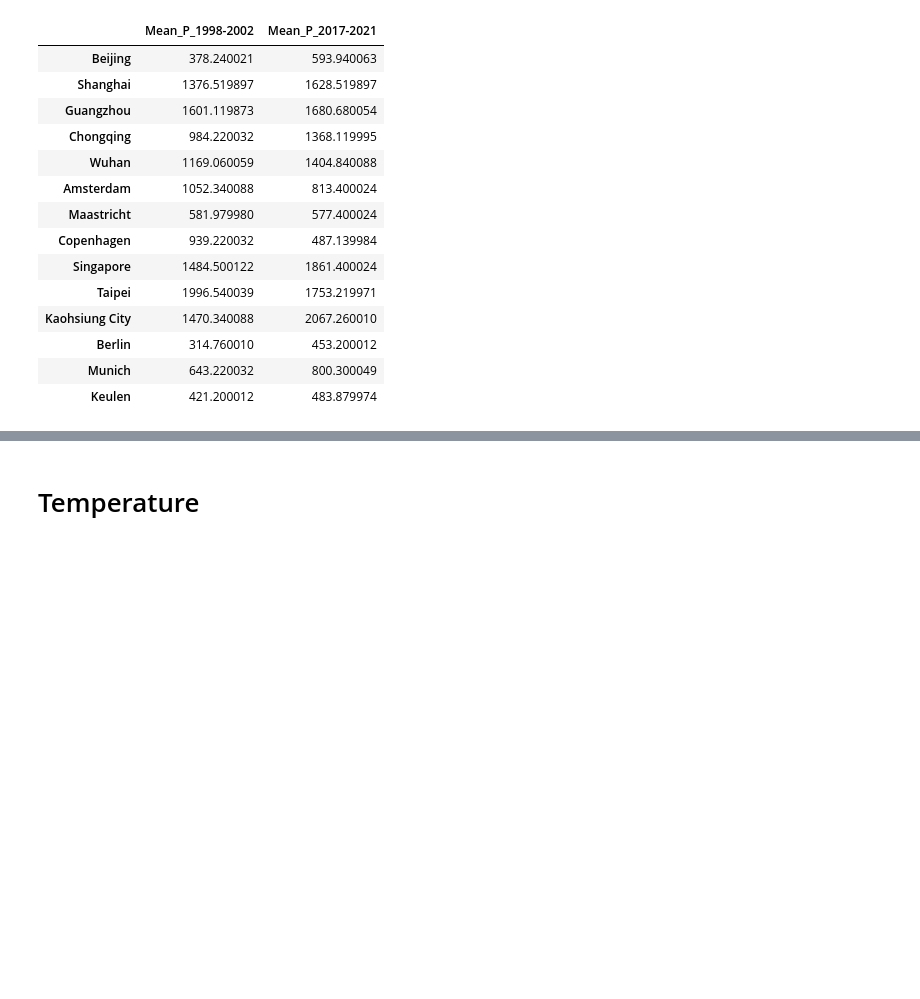
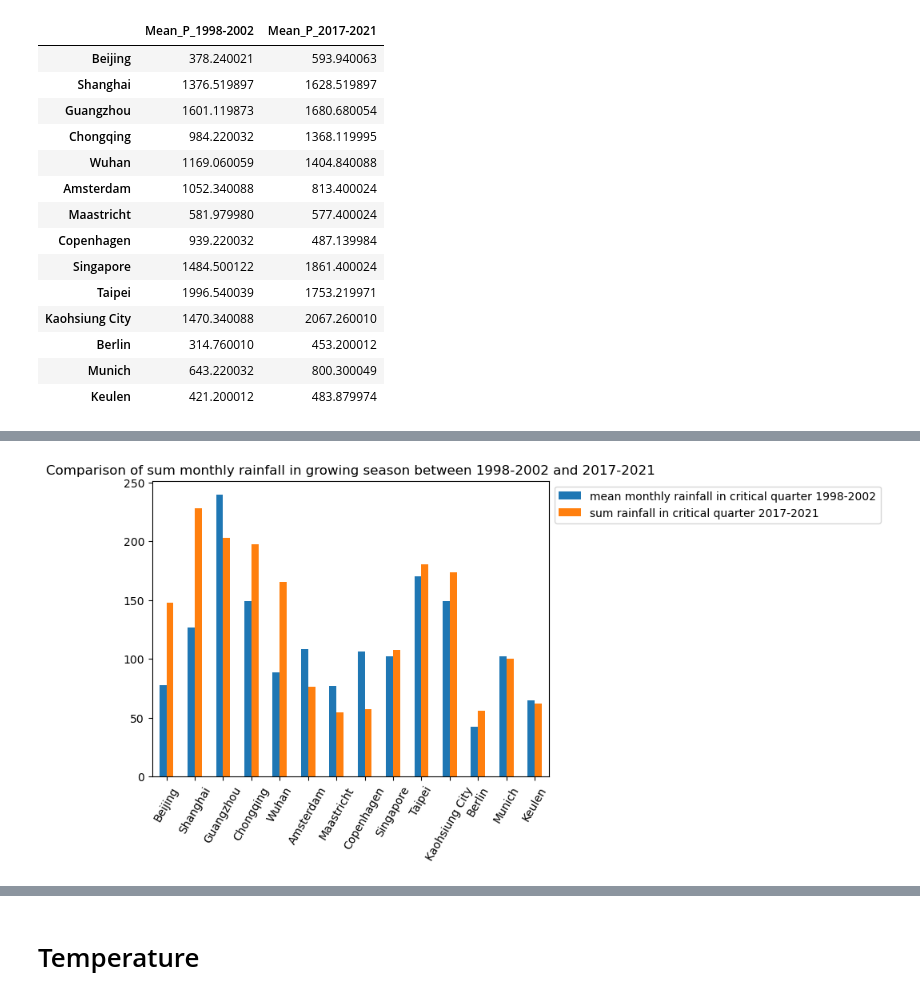
Before and after one commit to Daafip/west-meets-east, a Jupyter notebook: Read_nc_Files.ipynb, the cells around one changed output, grey strips where cells are left out. Saved outputs shown, nothing was run; the diff lists cells and outputs as text; code cells hidden in the pictures; blank space fills up the shorter version.

```diff
--- a/Read_nc_Files.ipynb
+++ b/Read_nc_Files.ipynb
@@ -337,0 +347,7 @@ df_out.to_excel("analysis results.xlsx")
+# %%
+ax = dry_rain_growing_season.plot(kind="bar")
+ax.legend(bbox_to_anchor=(1,1))
+ax.set_xticks(dry_rain_growing_season.index, dry_rain_growing_season.city,rotation=60)
+plt.title("Comparison of sum monthly rainfall in growing season between 1998-2002 and 2017-2021");
+# %% [output]
+[figure, added]
```
Also changed, not shown: parts of 16 cells of this notebook, 1 other file.
